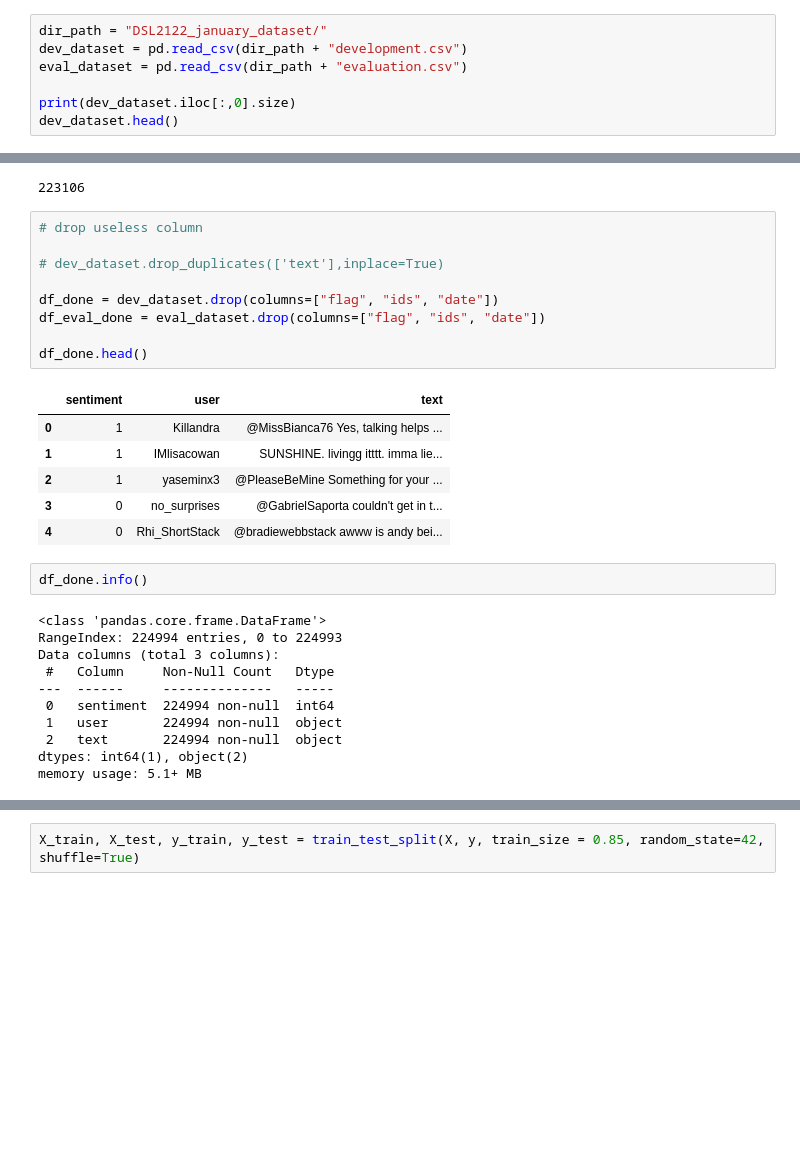
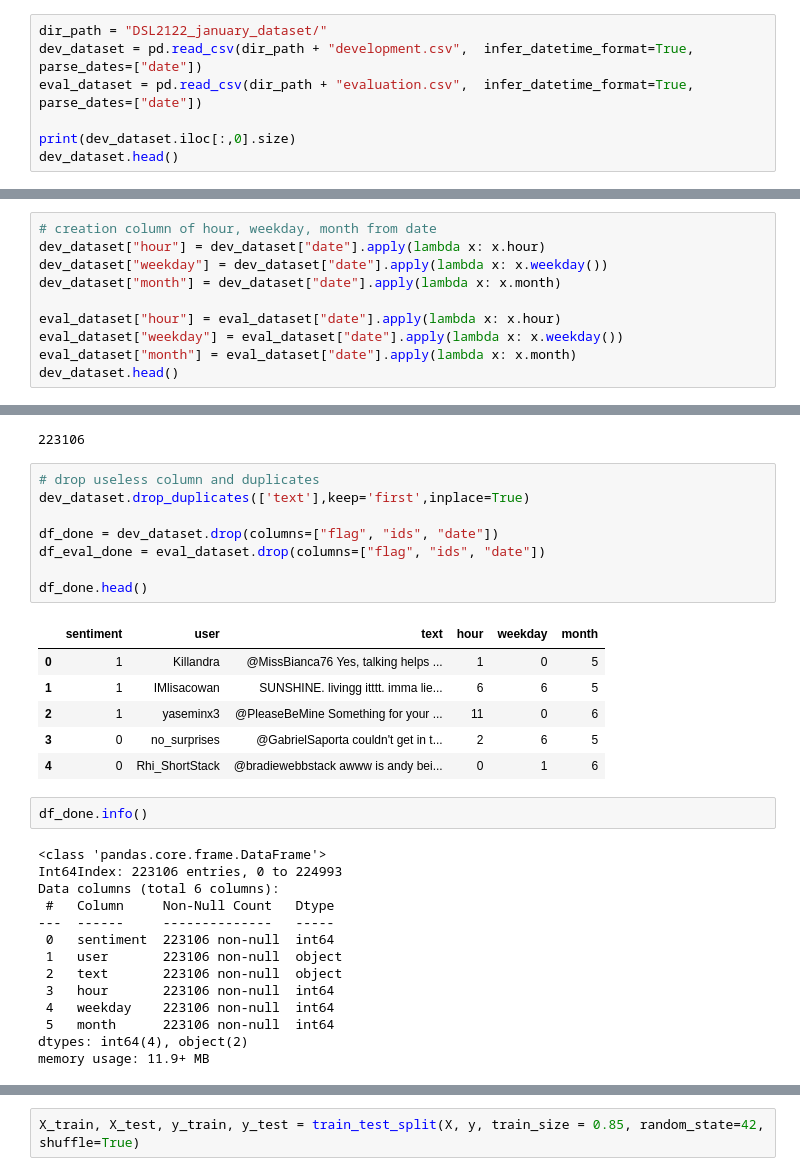
Before and after one commit to MatteoM95/Twitter-Sentiment-Analisys, a Jupyter notebook: Project_DSL_january_2022_v3.ipynb, the cells around one changed output, grey strips where cells are left out. Cells and saved outputs as stored; diff of their text form; blank space fills up the shorter version.

```diff
--- a/Project_DSL_january_2022_v3.ipynb
+++ b/Project_DSL_january_2022_v3.ipynb
@@ -108,8 +106,8 @@ Furthermore, the quality of the informations is low: there are a lot of missing
 Due to the previously explained problems about the tweets, in the following steps (especially in the Preprocessing one) we will see that a non-invasive text cleaning approach pays more for this text classification task, since in some tweets there are so few features that even the user mentioned (’@’) could be useful to classify a tweet.
 # %%
 dir_path = "DSL2122_january_dataset/"
-dev_dataset = pd.read_csv(dir_path + "development.csv")
-eval_dataset = pd.read_csv(dir_path + "evaluation.csv")
+dev_dataset = pd.read_csv(dir_path + "development.csv",  infer_datetime_format=True, parse_dates=["date"])
+eval_dataset = pd.read_csv(dir_path + "evaluation.csv",  infer_datetime_format=True, parse_dates=["date"])
 
 print(dev_dataset.iloc[:,0].size)
 dev_dataset.head()
@@ -143,3 +141,13 @@ print(f"Evaluation dataset size: {eval_dataset['text'].size}")
 # %% [output]
 Development dataset size: 224994
 Evaluation dataset size: 74999
+# %%
+# creation column of hour, weekday, month from date
+dev_dataset["hour"] = dev_dataset["date"].apply(lambda x: x.hour)
+dev_dataset["weekday"] = dev_dataset["date"].apply(lambda x: x.weekday())
+dev_dataset["month"] = dev_dataset["date"].apply(lambda x: x.month)
+
+eval_dataset["hour"] = eval_dataset["date"].apply(lambda x: x.hour)
+eval_dataset["weekday"] = eval_dataset["date"].apply(lambda x: x.weekday())
+eval_dataset["month"] = eval_dataset["date"].apply(lambda x: x.month)
+dev_dataset.head()
@@ -192,34 +218,36 @@ print(ds.iloc[:,0].size)
 # %% [output]
 223106
 # %%
-# drop useless column
-
-# dev_dataset.drop_duplicates(['text'],inplace=True)
+# drop useless column and duplicates
+dev_dataset.drop_duplicates(['text'],keep='first',inplace=True)
 
 df_done = dev_dataset.drop(columns=["flag", "ids", "date"])
 df_eval_done = eval_dataset.drop(columns=["flag", "ids", "date"])
 
 df_done.head()
 # %% [output]
-|  | sentiment | user | text |
-| 0 | 1 | Killandra | @MissBianca76 Yes, talking helps ... |
-| 1 | 1 | IMlisacowan | SUNSHINE. livingg itttt. imma lie... |
-| 2 | 1 | yaseminx3 | @PleaseBeMine Something for your ... |
-| 3 | 0 | no_surprises | @GabrielSaporta couldn't get in t... |
-| 4 | 0 | Rhi_ShortStack | @bradiewebbstack awww is andy bei... |
+|  | sentiment | user | text | hour | weekday | month |
+| 0 | 1 | Killandra | @MissBianca76 Yes, talking helps ... | 1 | 0 | 5 |
+| 1 | 1 | IMlisacowan | SUNSHINE. livingg itttt. imma lie... | 6 | 6 | 5 |
+| 2 | 1 | yaseminx3 | @PleaseBeMine Something for your ... | 11 | 0 | 6 |
+| 3 | 0 | no_surprises | @GabrielSaporta couldn't get in t... | 2 | 6 | 5 |
+| 4 | 0 | Rhi_ShortStack | @bradiewebbstack awww is andy bei... | 0 | 1 | 6 |
 # %%
 df_done.info()
 # %% [output]
 <class 'pandas.core.frame.DataFrame'>
-RangeIndex: 224994 entries, 0 to 224993
-Data columns (total 3 columns):
+Int64Index: 223106 entries, 0 to 224993
+Data columns (total 6 columns):
  #   Column     Non-Null Count   Dtype
 ---  ------     --------------   -----
- 0   sentiment  224994 non-null  int64
- 1   user       224994 non-null  object
- 2   text       224994 non-null  object
-dtypes: int64(1), object(2)
-memory usage: 5.1+ MB
+ 0   sentiment  223106 non-null  int64
+ 1   user       223106 non-null  object
+ 2   text       223106 non-null  object
+ 3   hour       223106 non-null  int64
+ 4   weekday    223106 non-null  int64
+ 5   month      223106 non-null  int64
+dtypes: int64(4), object(2)
+memory usage: 11.9+ MB
 # %% [markdown]
 ##  Text preprocessing
 
```
Also changed, not shown: parts of 39 cells of this notebook, 8 other files.
